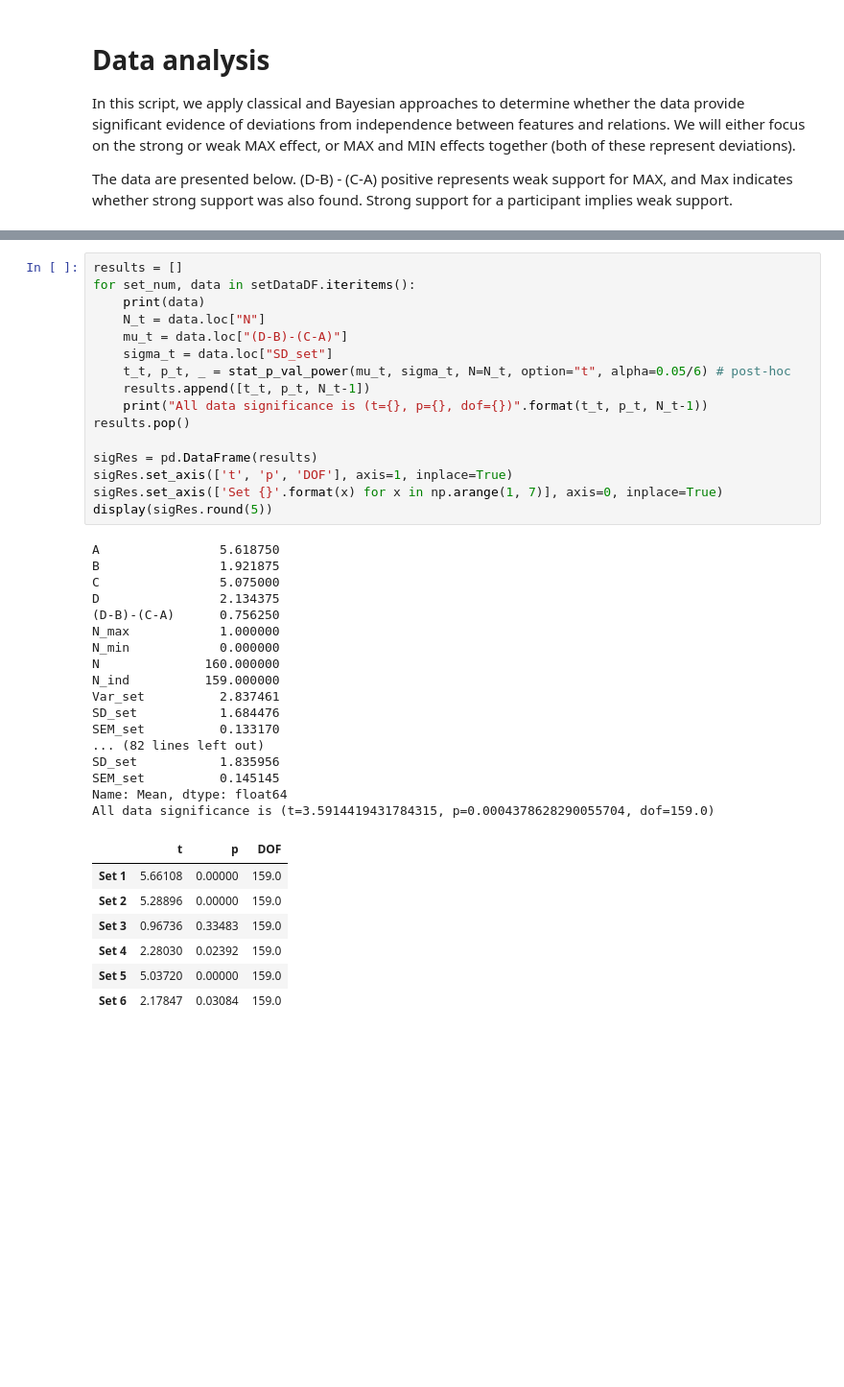
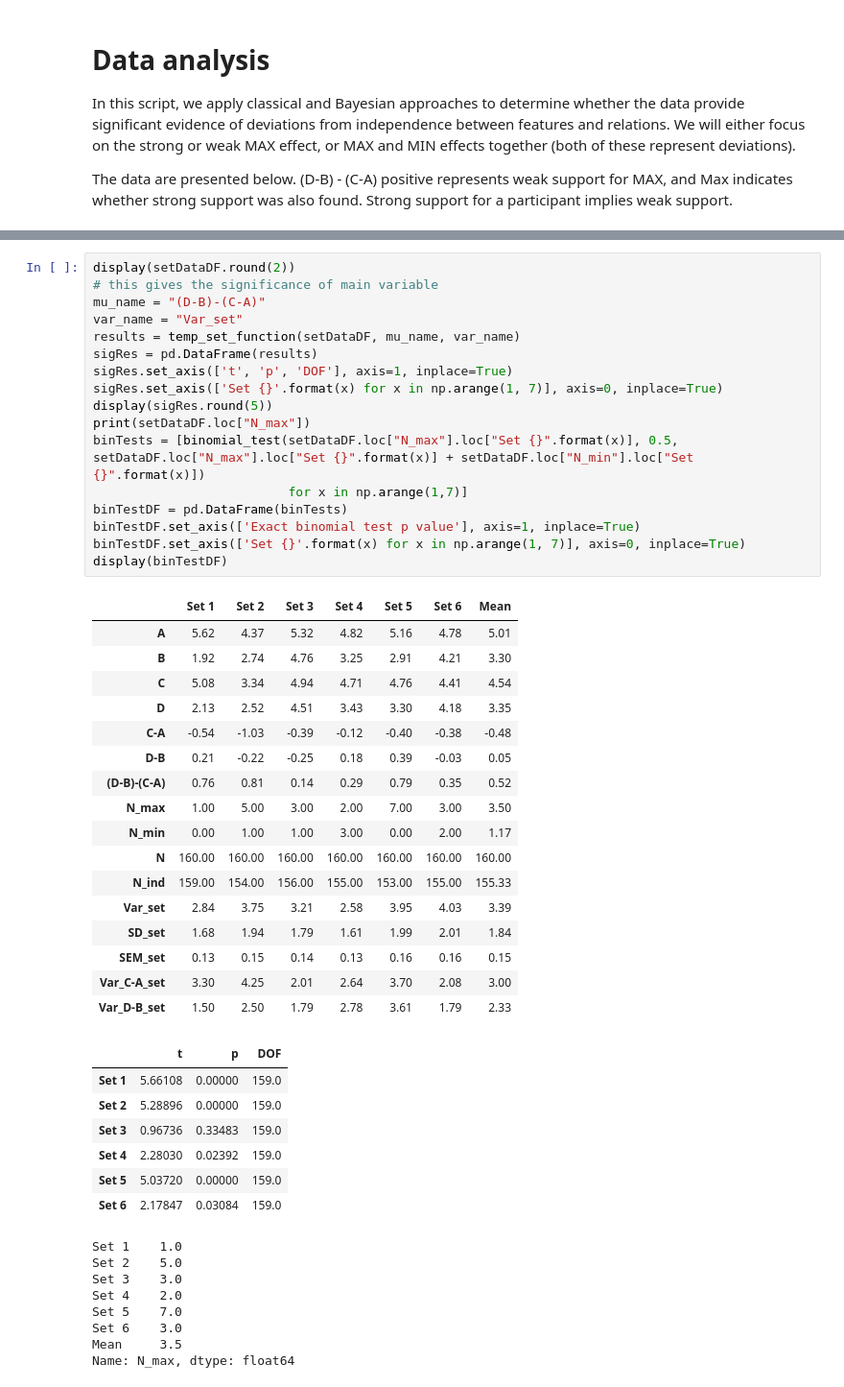
Before and after one commit to battleday/psirokuturk, a Jupyter notebook: analysis/analyze_pilot_v1-3.ipynb, the cells around one changed output, grey strips where cells are left out. Shown at 96% size. Drawn from its saved outputs; the diff is of its cells as text; blank space fills up the shorter version.

```diff
--- a/analysis/analyze_pilot_v1-3.ipynb
+++ b/analysis/analyze_pilot_v1-3.ipynb
@@ -111,41 +152,50 @@ All data significance is (t=18.714995808766133, p=3.6686348207750943e-67, dof=95
 # %%
-results = []
-for set_num, data in setDataDF.iteritems():
-    print(data)
-    N_t = data.loc["N"]
-    mu_t = data.loc["(D-B)-(C-A)"]
-    sigma_t = data.loc["SD_set"]
-    t_t, p_t, _ = stat_p_val_power(mu_t, sigma_t, N=N_t, option="t", alpha=0.05/6) # post-hoc
-    results.append([t_t, p_t, N_t-1])
-    print("All data significance is (t={}, p={}, dof={})".format(t_t, p_t, N_t-1))
-results.pop()
-
+display(setDataDF.round(2))
+# this gives the significance of main variable
+mu_name = "(D-B)-(C-A)"
+var_name = "Var_set"
+results = temp_set_function(setDataDF, mu_name, var_name)
 sigRes = pd.DataFrame(results)
 sigRes.set_axis(['t', 'p', 'DOF'], axis=1, inplace=True)
 sigRes.set_axis(['Set {}'.format(x) for x in np.arange(1, 7)], axis=0, inplace=True)
 display(sigRes.round(5))
+print(setDataDF.loc["N_max"])
+binTests = [binomial_test(setDataDF.loc["N_max"].loc["Set {}".format(x)], 0.5, setDataDF.loc["N_max"].loc["Set {}".format(x)] + setDataDF.loc["N_min"].loc["Set {}".format(x)])
+                          for x in np.arange(1,7)]
+binTestDF = pd.DataFrame(binTests)
+binTestDF.set_axis(['Exact binomial test p value'], axis=1, inplace=True)
+binTestDF.set_axis(['Set {}'.format(x) for x in np.arange(1, 7)], axis=0, inplace=True)
+display(binTestDF)
 # %% [output]
+|  | Set 1 | Set 2 | Set 3 | Set 4 | Set 5 | Set 6 | Mean |
+| A | 5.62 | 4.37 | 5.32 | 4.82 | 5.16 | 4.78 | 5.01 |
+| B | 1.92 | 2.74 | 4.76 | 3.25 | 2.91 | 4.21 | 3.30 |
+| C | 5.08 | 3.34 | 4.94 | 4.71 | 4.76 | 4.41 | 4.54 |
+| D | 2.13 | 2.52 | 4.51 | 3.43 | 3.30 | 4.18 | 3.35 |
+| C-A | -0.54 | -1.03 | -0.39 | -0.12 | -0.40 | -0.38 | -0.48 |
+| D-B | 0.21 | -0.22 | -0.25 | 0.18 | 0.39 | -0.03 | 0.05 |
+| (D-B)-(C-A) | 0.76 | 0.81 | 0.14 | 0.29 | 0.79 | 0.35 | 0.52 |
+| N_max | 1.00 | 5.00 | 3.00 | 2.00 | 7.00 | 3.00 | 3.50 |
+| N_min | 0.00 | 1.00 | 1.00 | 3.00 | 0.00 | 2.00 | 1.17 |
+| N | 160.00 | 160.00 | 160.00 | 160.00 | 160.00 | 160.00 | 160.00 |
+| N_ind | 159.00 | 154.00 | 156.00 | 155.00 | 153.00 | 155.00 | 155.33 |
+| Var_set | 2.84 | 3.75 | 3.21 | 2.58 | 3.95 | 4.03 | 3.39 |
+| SD_set | 1.68 | 1.94 | 1.79 | 1.61 | 1.99 | 2.01 | 1.84 |
+| SEM_set | 0.13 | 0.15 | 0.14 | 0.13 | 0.16 | 0.16 | 0.15 |
+| Var_C-A_set | 3.30 | 4.25 | 2.01 | 2.64 | 3.70 | 2.08 | 3.00 |
+| Var_D-B_set | 1.50 | 2.50 | 1.79 | 2.78 | 3.61 | 1.79 | 2.33 |
+|  | t | p | DOF |
+| Set 1 | 5.66108 | 0.00000 | 159.0 |
+| Set 2 | 5.28896 | 0.00000 | 159.0 |
+| Set 3 | 0.96736 | 0.33483 | 159.0 |
+| Set 4 | 2.28030 | 0.02392 | 159.0 |
+| Set 5 | 5.03720 | 0.00000 | 159.0 |
+| Set 6 | 2.17847 | 0.03084 | 159.0 |
-A                5.618750
-B                1.921875
-C                5.075000
-D                2.134375
-(D-B)-(C-A)      0.756250
-N_max            1.000000
-N_min            0.000000
-N              160.000000
-N_ind          159.000000
-Var_set          2.837461
-SD_set           1.684476
-SEM_set          0.133170
-... (82 lines left out)
-SD_set           1.835956
-SEM_set          0.145145
-Name: Mean, dtype: float64
-All data significance is (t=3.5914419431784315, p=0.0004378628290055704, dof=159.0)
+Set 1    1.0
+Set 2    5.0
+Set 3    3.0
+Set 4    2.0
+Set 5    7.0
+Set 6    3.0
+Mean     3.5
+Name: N_max, dtype: float64
-|  | t | p | DOF |
-| Set 1 | 5.66108 | 0.00000 | 159.0 |
-| Set 2 | 5.28896 | 0.00000 | 159.0 |
-| Set 3 | 0.96736 | 0.33483 | 159.0 |
-| Set 4 | 2.28030 | 0.02392 | 159.0 |
-| Set 5 | 5.03720 | 0.00000 | 159.0 |
-| Set 6 | 2.17847 | 0.03084 | 159.0 |
```
Also changed, not shown: parts of 6 cells of this notebook, 18 other files.
